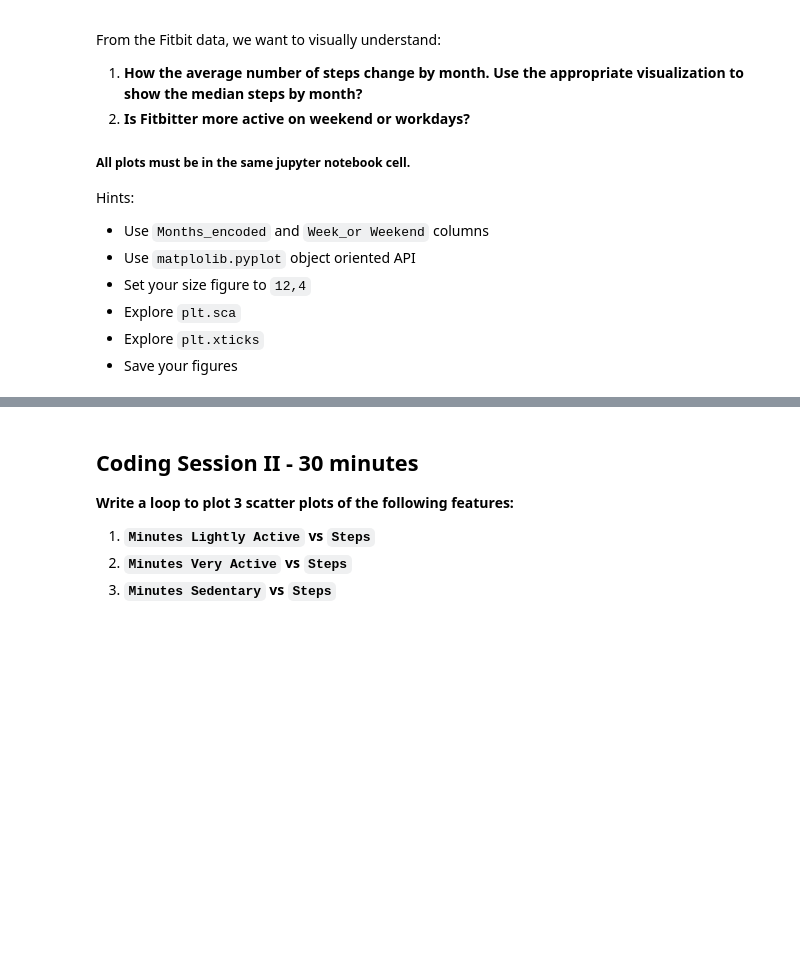
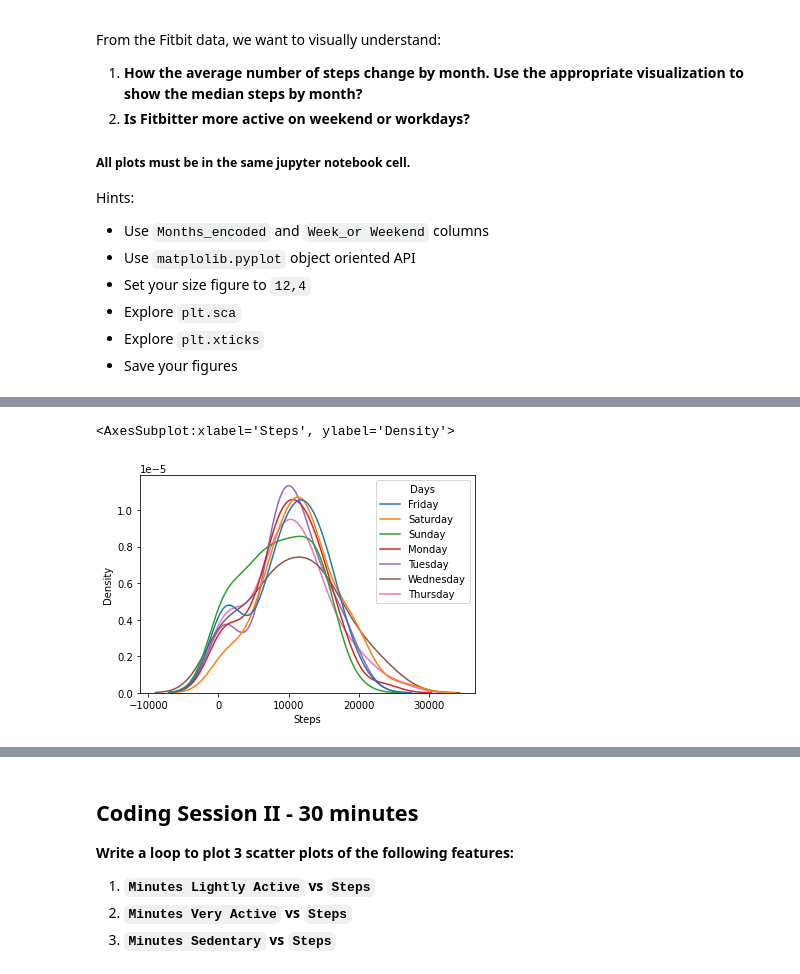
Before and after one commit to ironhack-datalabs/datamad1020-rev, a Jupyter notebook: module-1/lab-matplotlib-seaborn/your-code/challenge-2.ipynb, the cells around one changed output, grey strips where cells are left out. Cells and saved outputs as stored; diff of their text form; code cells hidden in the pictures; blank space fills up the shorter version.

```diff
--- a/module-1/lab-matplotlib-seaborn/your-code/challenge-2.ipynb
+++ b/module-1/lab-matplotlib-seaborn/your-code/challenge-2.ipynb
@@ -43,0 +59,5 @@ Hints:
+# %%
+sns.kdeplot(x="Steps", hue="Days", data=fitbit)
+# %% [output]
+<AxesSubplot:xlabel='Steps', ylabel='Density'>
+[figure, added]
```
Also changed, not shown: parts of 9 cells of this notebook, 1 other file.
